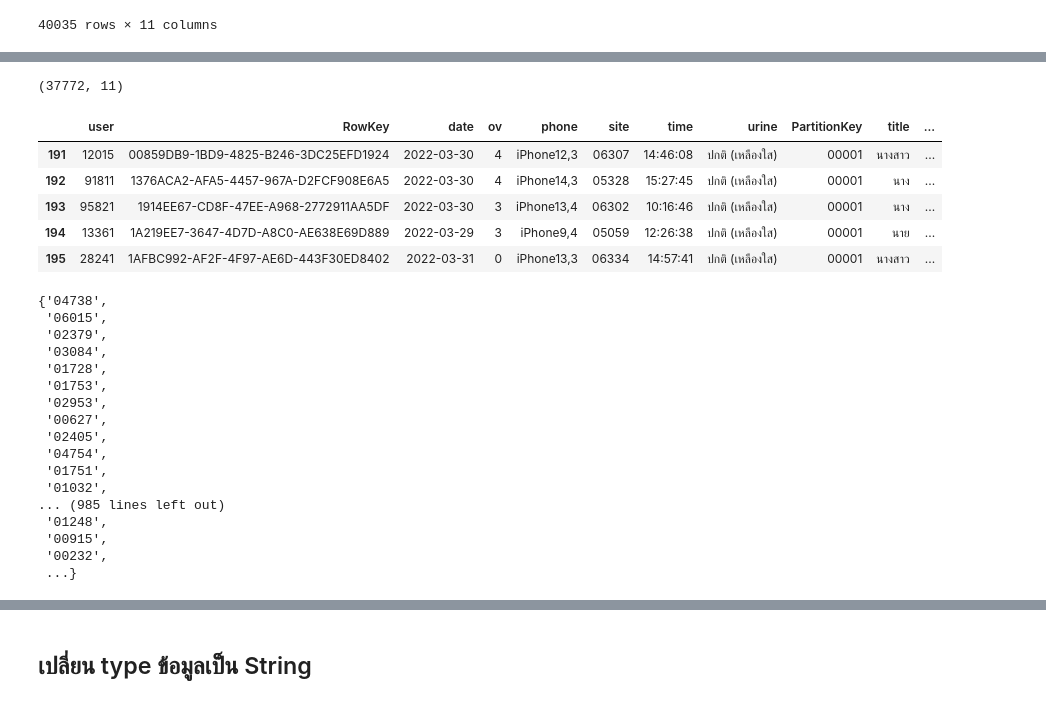
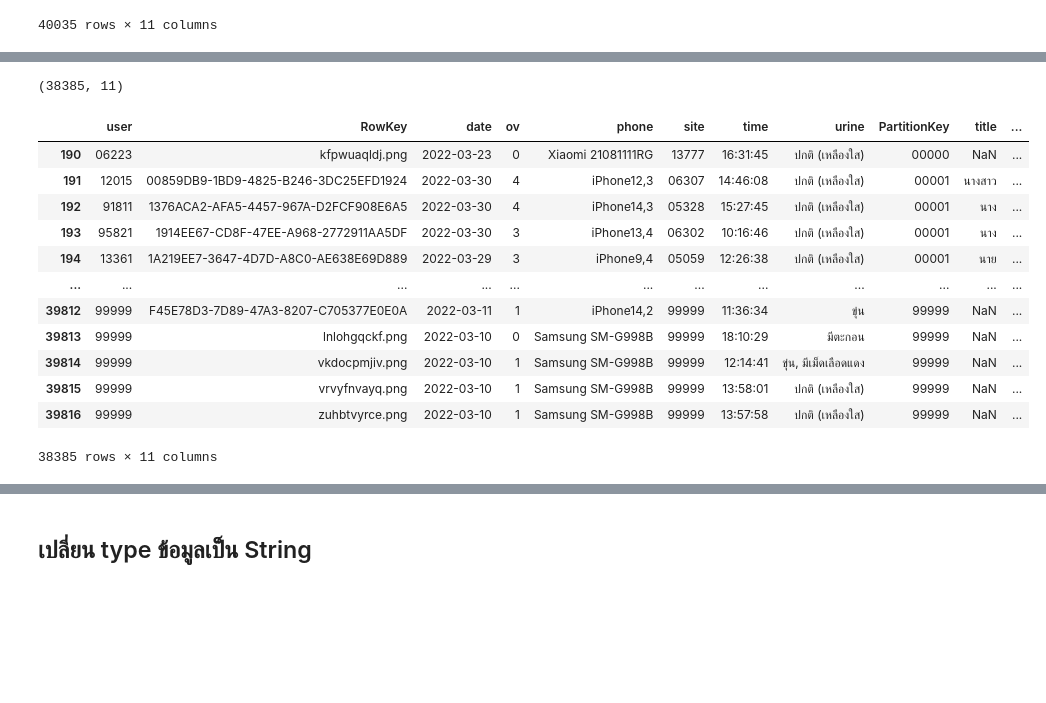
Before and after one commit to khanittha-phusopha/data_viz_2022, a Jupyter notebook: Final_2022.ipynb, the cells around one changed output, grey strips where cells are left out. Cells and saved outputs as stored; diff of their text form; code cells hidden in the pictures; blank space fills up the shorter version.

```diff
--- a/Final_2022.ipynb
+++ b/Final_2022.ipynb
@@ -139,0 +123,13 @@ data_drop
+# %%
+A=list()
+for each_row in data.iterrows(): # loop each_row ใน data
+    if len(str(each_row[1]['user']))== 5 : #เลือกตัวอักษรที่เท่ากับ 5
+        if str(each_row[1]['user']) <= '99999' : #ถ้า user  น้อยกว่า 100000
+            A.append(True) #ให้เพิ่มเข้าไปใน A
+        elif str(each_row[1]['user']) >= '99999' : #ถ้า user มากกว่า 100000
+            A.append(False) #ไม่ให้เพิ่มเข้าไปใน A
+    else:
+        A.append(False) #ถ้าไม่ใช่ทั้งหมด ไม่ให้เพิ่มเข้าไปใน A
+
+data_test = data[A] # ใส่ตัวแปร
+data_test# เรียกดูตาราง
@@ -139,0 +170,13 @@ data_drop
+# %%
+B=list()
+for each_row in data_test.iterrows(): # loop each_row ใน data_test
+    if len(str(each_row[1]['site']))== 5 : #เลือกตัวอักษรที่เท่ากับ 5
+        if str(each_row[1]['site']) <= '99999' : #ถ้า user  น้อยกว่า 100000
+            B.append(True) #ให้เพิ่มเข้าไปใน B
+        elif str(each_row[1]['site']) >= '99999' : #ถ้า user มากกว่า 100000
+            B.append(False) #ไม่ให้เพิ่มเข้าไปใน B
+    else:
+        B.append(False) #ถ้าไม่ใช่ทั้งหมด ไม่ให้เพิ่มเข้าไปใน B
+
+data_test2 = data_test[B] # ใส่ตัวแปร
+data_test2# เรียกดูตาราง
@@ -140,32 +217,21 @@ data_drop
+# %%
+data_test2 = data_test2[data_test2['site']!= ' 0502'] #ตัดข้อมูล ที่มีค่า ' 0502'
 # %%
-data_drop = data_drop[(data_drop['PartitionKey'].astype(str).str.isdigit()) & (data_drop['PartitionKey'].str.len() == 5)]      # เลือกมาเฉพาะ คอลัมน์ PartitionKey ที่เป็นตัวเลข & มีตัวเลข เท่ากับ 5 ตัว
-print(data_drop.shape)
-data_drop.head()
+data_test2 = data_test2[(data_test2['PartitionKey'].astype(str).str.isdigit()) & (data_test2['PartitionKey'].str.len() == 5)]      # เลือกมาเฉพาะ คอลัมน์ PartitionKey ที่เป็นตัวเลข & มีตัวเลข เท่ากับ 5 ตัว
+print(data_test2.shape)
+data_test2
 # %% [output]
-(37772, 11)
+(38385, 11)
 |  | user | RowKey | date | ov | phone | site | time | urine | PartitionKey | title | ... |
+| 190 | 06223 | kfpwuaqldj.png | 2022-03-23 | 0 | Xiaomi 21081111RG | 13777 | 16:31:45 | ปกติ (เหลืองใส) | 00000 | NaN | ... |
 | 191 | 12015 | 00859DB9-1BD9-4825-B246-3DC25EFD1924 | 2022-03-30 | 4 | iPhone12,3 | 06307 | 14:46:08 | ปกติ (เหลืองใส) | 00001 | นางสาว | ... |
 | 192 | 91811 | 1376ACA2-AFA5-4457-967A-D2FCF908E6A5 | 2022-03-30 | 4 | iPhone14,3 | 05328 | 15:27:45 | ปกติ (เหลืองใส) | 00001 | นาง | ... |
 | 193 | 95821 | 1914EE67-CD8F-47EE-A968-2772911AA5DF | 2022-03-30 | 3 | iPhone13,4 | 06302 | 10:16:46 | ปกติ (เหลืองใส) | 00001 | นาง | ... |
 | 194 | 13361 | 1A219EE7-3647-4D7D-A8C0-AE638E69D889 | 2022-03-29 | 3 | iPhone9,4 | 05059 | 12:26:38 | ปกติ (เหลืองใส) | 00001 | นาย | ... |
-| 195 | 28241 | 1AFBC992-AF2F-4F97-AE6D-443F30ED8402 | 2022-03-31 | 0 | iPhone13,3 | 06334 | 14:57:41 | ปกติ (เหลืองใส) | 00001 | นางสาว | ... |
+| ... | ... | ... | ... | ... | ... | ... | ... | ... | ... | ... | ... |
+| 39812 | 99999 | F45E78D3-7D89-47A3-8207-C705377E0E0A | 2022-03-11 | 1 | iPhone14,2 | 99999 | 11:36:34 | ขุ่น | 99999 | NaN | ... |
+| 39813 | 99999 | lnlohgqckf.png | 2022-03-10 | 0 | Samsung SM-G998B | 99999 | 18:10:29 | มีตะกอน | 99999 | NaN | ... |
+| 39814 | 99999 | vkdocpmjiv.png | 2022-03-10 | 1 | Samsung SM-G998B | 99999 | 12:14:41 | ขุ่น, มีเม็ดเลือดแดง | 99999 | NaN | ... |
+| 39815 | 99999 | vrvyfnvayq.png | 2022-03-10 | 1 | Samsung SM-G998B | 99999 | 13:58:01 | ปกติ (เหลืองใส) | 99999 | NaN | ... |
+| 39816 | 99999 | zuhbtvyrce.png | 2022-03-10 | 1 | Samsung SM-G998B | 99999 | 13:57:58 | ปกติ (เหลืองใส) | 99999 | NaN | ... |
+38385 rows × 11 columns
-# %%
-set(data_drop['PartitionKey'])
-# %% [output]
-{'04738',
- '06015',
- '02379',
- '03084',
- '01728',
- '01753',
- '02953',
- '00627',
- '02405',
- '04754',
- '01751',
- '01032',
-... (985 lines left out)
- '01248',
- '00915',
- '00232',
- ...}
```
Also changed, not shown: parts of 53 cells of this notebook.
